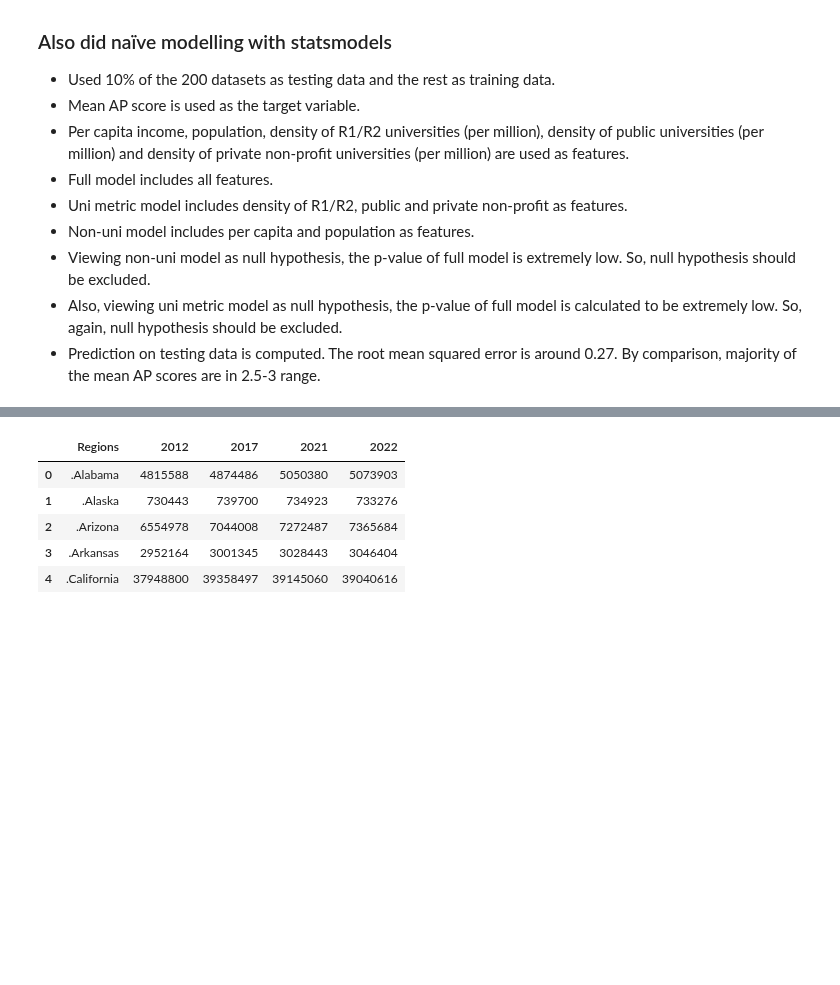
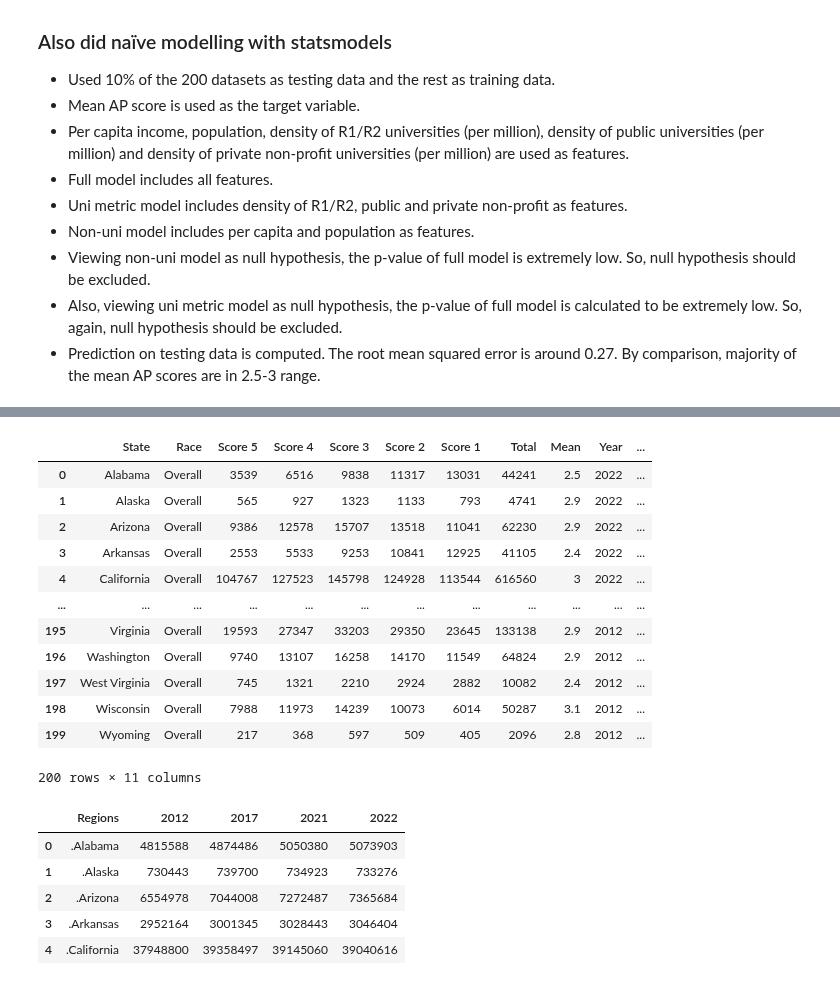
Before and after one commit to mcelhens/AP-Outcomes-to-University-Metrics, a Jupyter notebook: ap_overall_state_by_state.ipynb, the cells around one changed output, grey strips where cells are left out. Cells and saved outputs as stored; diff of their text form; code cells hidden in the pictures; blank space fills up the shorter version.

Commit message:
State by state work. And four states combined.

```diff
--- a/ap_overall_state_by_state.ipynb
+++ b/ap_overall_state_by_state.ipynb
@@ -161,0 +38,5 @@ sum(ap_combined_participation['States_year'] == ap_combined_participation['State
+# %%
+ap_passrate22['Year'] = 2022*np.ones(len(ap_passrate22.index))
+ap_passrate21['Year'] = 2021*np.ones(len(ap_passrate21.index))
+ap_passrate17['Year'] = 2017*np.ones(len(ap_passrate17.index))
+ap_passrate12['Year'] = 2012*np.ones(len(ap_passrate12.index))
@@ -161,0 +61,3 @@ sum(ap_combined_participation['States_year'] == ap_combined_participation['State
+# %%
+ap_scores = pd.concat([ap_passrate22,ap_passrate21,ap_passrate17,ap_passrate12])
+ap_scores
@@ -161,0 +78,3 @@ sum(ap_combined_participation['States_year'] == ap_combined_participation['State
+# %%
+ap_scores.Year = ap_scores.Year.apply(np.int64)
+ap_scores
@@ -161,0 +95,4 @@ sum(ap_combined_participation['States_year'] == ap_combined_participation['State
+# %%
+exclude = ['National','District of Columbia']
+ap_scores = ap_scores.drop(ap_scores[ap_scores['State'].isin(exclude)].index)
+ap_scores
@@ -162,3 +113,21 @@ sum(ap_combined_participation['States_year'] == ap_combined_participation['State
+# %%
+ap_scores['PERCENT_3_OR_ABOVE']=(ap_scores['Score 5']+ap_scores['Score 4']+ap_scores['Score 3'])*100/(ap_scores['Score 5']+ap_scores['Score 4']+ap_scores['Score 3']+ap_scores['Score 2']+ap_scores['Score 1'])
+ap_scores.reset_index(drop=True,inplace=True)
+ap_scores
+# %% [output]
+|  | State | Race | Score 5 | Score 4 | Score 3 | Score 2 | Score 1 | Total | Mean | Year | ... |
+| 0 | Alabama | Overall | 3539 | 6516 | 9838 | 11317 | 13031 | 44241 | 2.5 | 2022 | ... |
+| 1 | Alaska | Overall | 565 | 927 | 1323 | 1133 | 793 | 4741 | 2.9 | 2022 | ... |
+| 2 | Arizona | Overall | 9386 | 12578 | 15707 | 13518 | 11041 | 62230 | 2.9 | 2022 | ... |
+| 3 | Arkansas | Overall | 2553 | 5533 | 9253 | 10841 | 12925 | 41105 | 2.4 | 2022 | ... |
+| 4 | California | Overall | 104767 | 127523 | 145798 | 124928 | 113544 | 616560 | 3 | 2022 | ... |
+| ... | ... | ... | ... | ... | ... | ... | ... | ... | ... | ... | ... |
+| 195 | Virginia | Overall | 19593 | 27347 | 33203 | 29350 | 23645 | 133138 | 2.9 | 2012 | ... |
+| 196 | Washington | Overall | 9740 | 13107 | 16258 | 14170 | 11549 | 64824 | 2.9 | 2012 | ... |
+| 197 | West Virginia | Overall | 745 | 1321 | 2210 | 2924 | 2882 | 10082 | 2.4 | 2012 | ... |
+| 198 | Wisconsin | Overall | 7988 | 11973 | 14239 | 10073 | 6014 | 50287 | 3.1 | 2012 | ... |
+| 199 | Wyoming | Overall | 217 | 368 | 597 | 509 | 405 | 2096 | 2.8 | 2012 | ... |
+200 rows × 11 columns
 # %%
 us_population.head()
 # %% [output]
```
Also changed, not shown: parts of 68 cells of this notebook, 7 other files.
